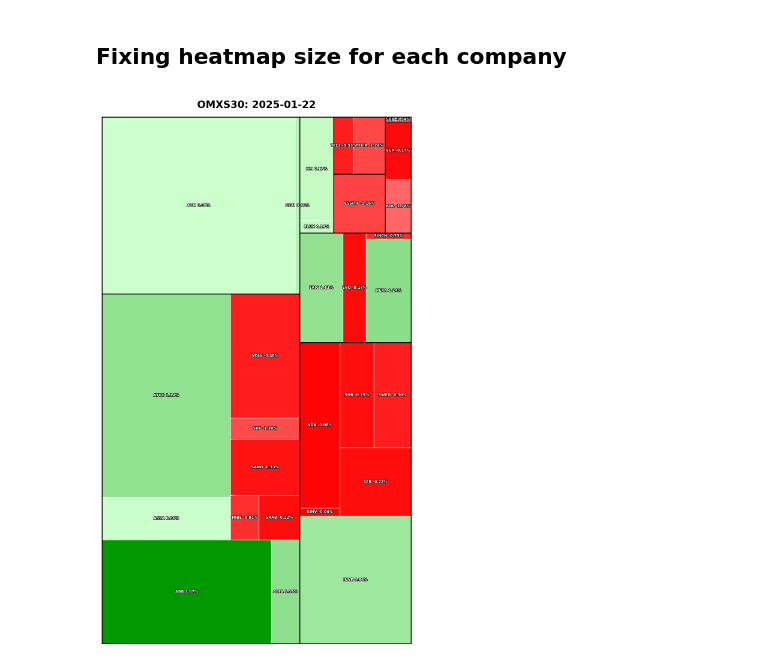
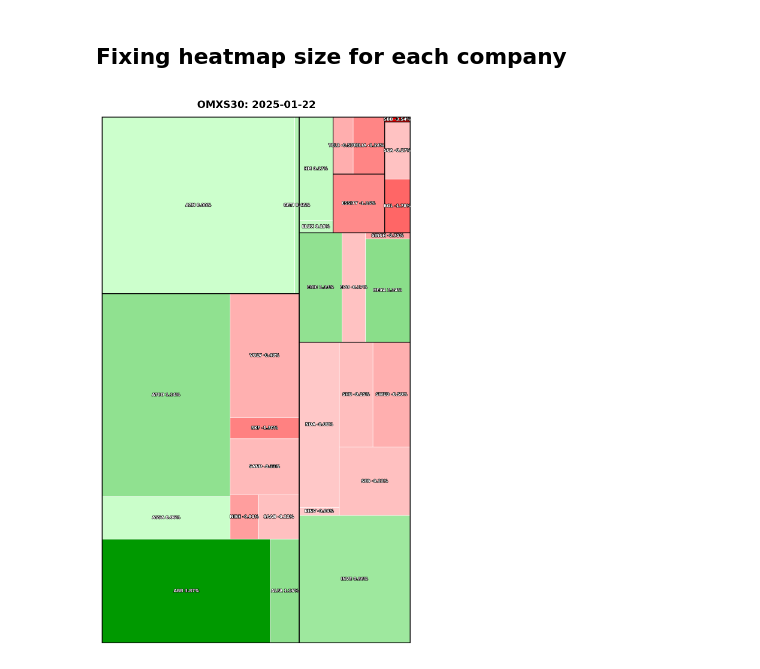
Before and after one commit to pro-quant/omx-heatmap, a Jupyter notebook: daily_heatmap.ipynb, the cells around one changed output. Saved outputs shown, nothing was run; the diff lists cells and outputs as text; code cells hidden in the pictures.

```diff
--- a/daily_heatmap.ipynb
+++ b/daily_heatmap.ipynb
@@ -158,7 +158,7 @@ def plot_omxs30_treemap_instagram(df_combined):
 
     # Two custom gradients: red-ish for negative, green-ish for positive
     light_red_to_red = LinearSegmentedColormap.from_list(
-        "light_red_to_red", ["#FFCCCC", "#FF0000"]
+        "light_red_to_red", ["#FF0000", "#FFCCCC"]
     )
     light_green_to_strong_green = LinearSegmentedColormap.from_list(
         "light_green_to_strong_green", ["#CCFFCC", "#009900"]
@@ -217,31 +217,31 @@ def plot_omxs30_treemap_instagram(df_combined):
                     fontsize=10, fontweight="bold",
                     color="white",
                     path_effects=[withStroke(linewidth=2, foreground="black")]
                 )
 
         # Draw sector-level bounding box with uniform line width
         ax.add_patch(
             plt.Rectangle(
                 (srect["x"], srect["y"]),
                 srect["dx"],
                 srect["dy"],
                 fill=False,
                 edgecolor="black",
                 linewidth=2
             )
         )
 
     # Add title and control its position
     fig.suptitle(
         f"OMXS30: {datetime.now().strftime('%Y-%m-%d')}",
         fontsize=24, fontweight="bold", y=0.96  # Use `y` to control vertical position
     )
 
 
     # Save and show plot
     plt.tight_layout()
     plt.savefig('OMXS30_HeatMap_daily.png', dpi=800, bbox_inches="tight")
     plt.show()
 plot_omxs30_treemap_instagram(df_combined)
 # %% [output]
-[figure, old version]
+[figure, new version]
```
Also changed, not shown: parts of 1 cell of this notebook, 1 other file.
